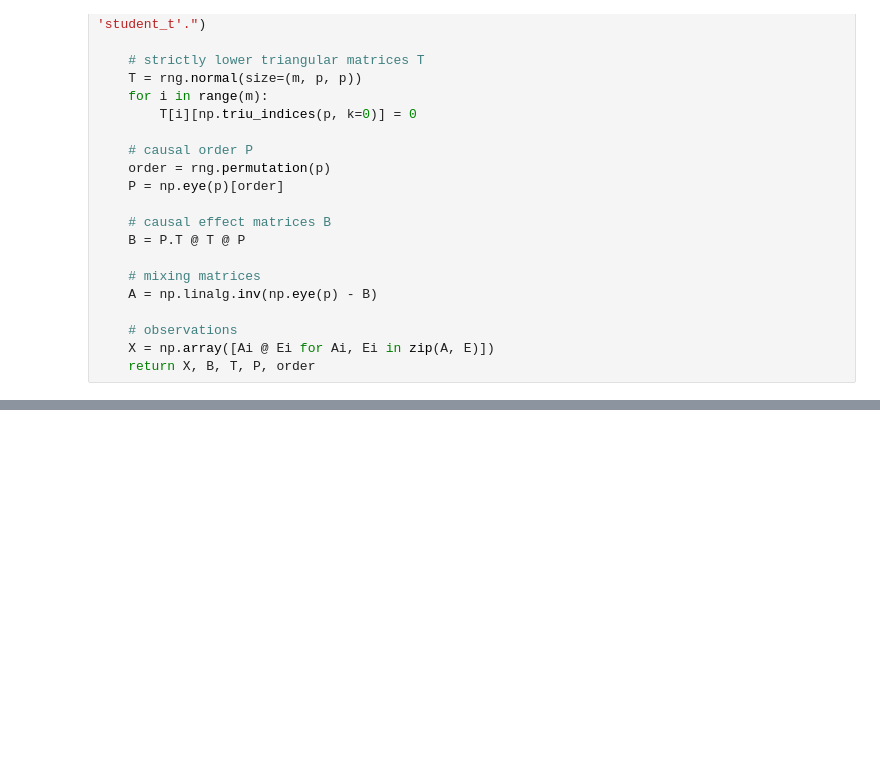
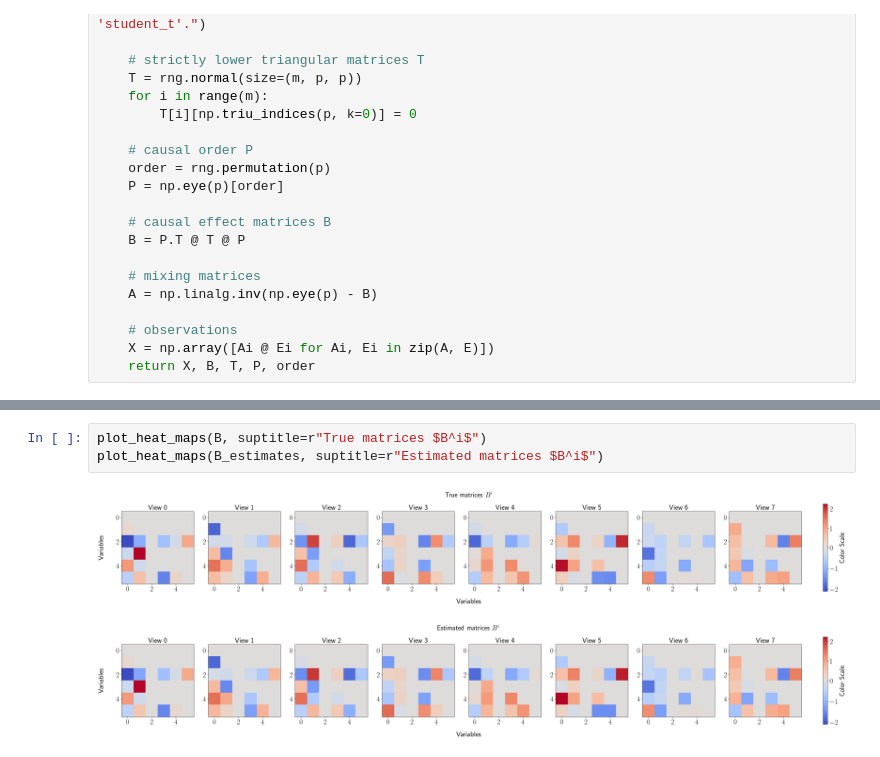
Before and after one commit to AmbroiseHeurtebise/LiMVAM, a Jupyter notebook: examples/example_directlingam_extension.ipynb, the cells around one changed output, grey strips where cells are left out. Cells and saved outputs as stored; diff of their text form; blank space fills up the shorter version.

```diff
--- a/examples/example_directlingam_extension.ipynb
+++ b/examples/example_directlingam_extension.ipynb
@@ -78,0 +157,6 @@ Chance level : 16.67 %
+# %%
+plot_heat_maps(B, suptitle=r"True matrices $B^i$")
+plot_heat_maps(B_estimates, suptitle=r"Estimated matrices $B^i$")
+# %% [output]
+[figure, added]
+[figure, added]
```
Also changed, not shown: parts of 16 cells of this notebook.
